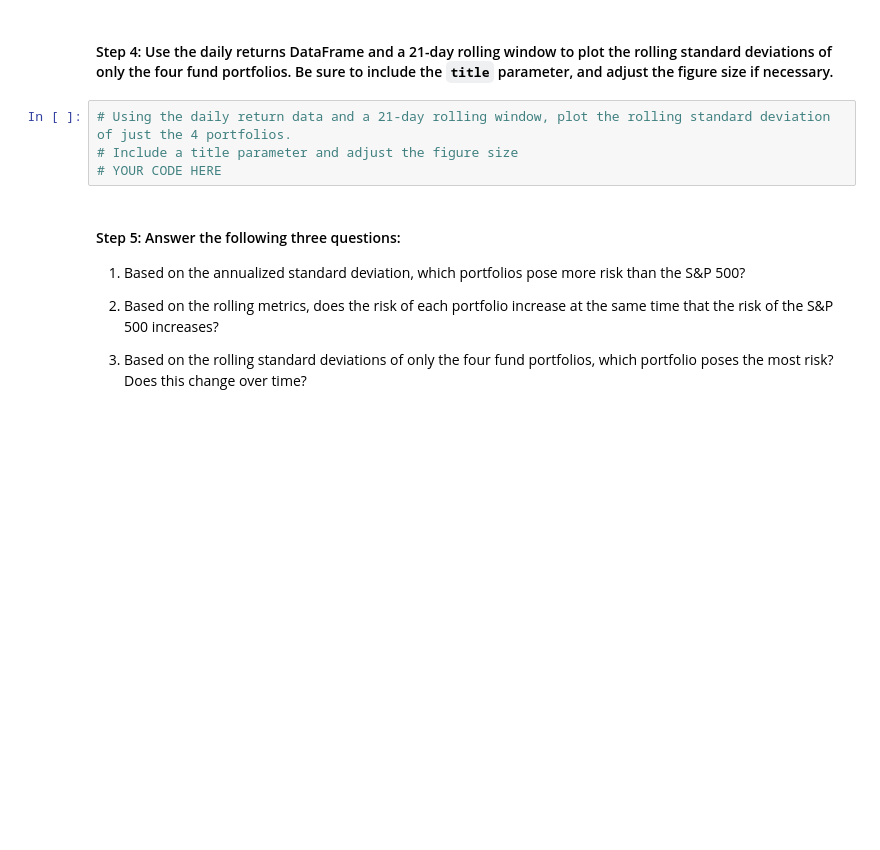
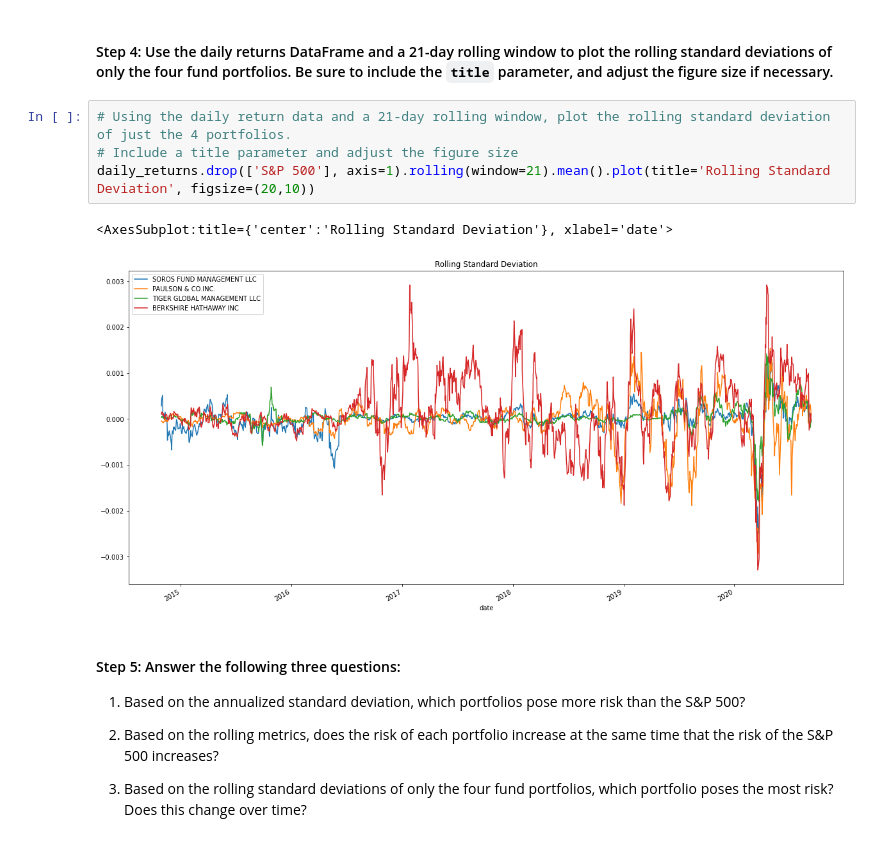
Before and after one commit to quinnwong31/RiskReturnAnalysis, a Jupyter notebook: risk_return_analysis.ipynb, the cells around one changed output. Drawn from its saved outputs; the diff is of its cells as text; blank space fills up the shorter version.

```diff
--- a/risk_return_analysis.ipynb
+++ b/risk_return_analysis.ipynb
@@ -254,7 +276,10 @@ Evaluate the risk profile of each portfolio by using the standard deviation and
 # %%
 # Using the daily return data and a 21-day rolling window, plot the rolling standard deviation of just the 4 portfolios.
 # Include a title parameter and adjust the figure size
-# YOUR CODE HERE
+daily_returns.drop(['S&P 500'], axis=1).rolling(window=21).mean().plot(title='Rolling Standard Deviation', figsize=(20,10))
+# %% [output]
+<AxesSubplot:title={'center':'Rolling Standard Deviation'}, xlabel='date'>
+[figure, added]
 # %% [markdown]
 #### Step 5: Answer the following three questions:
 
```
Also changed, not shown: parts of 15 cells of this notebook.
